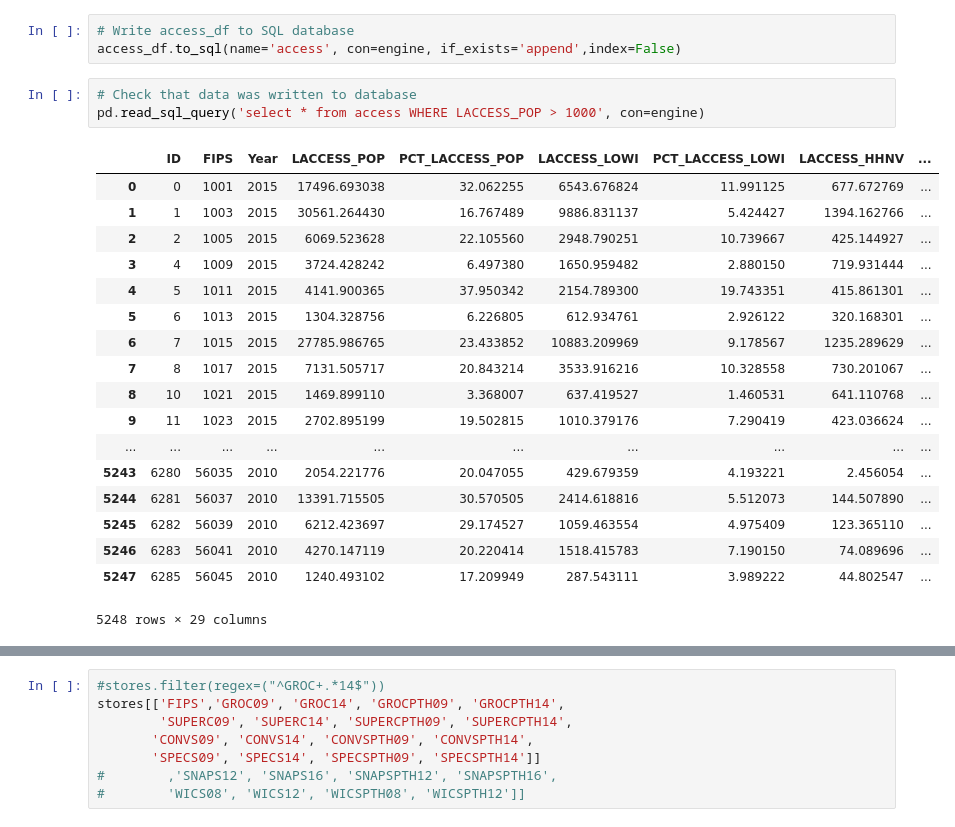
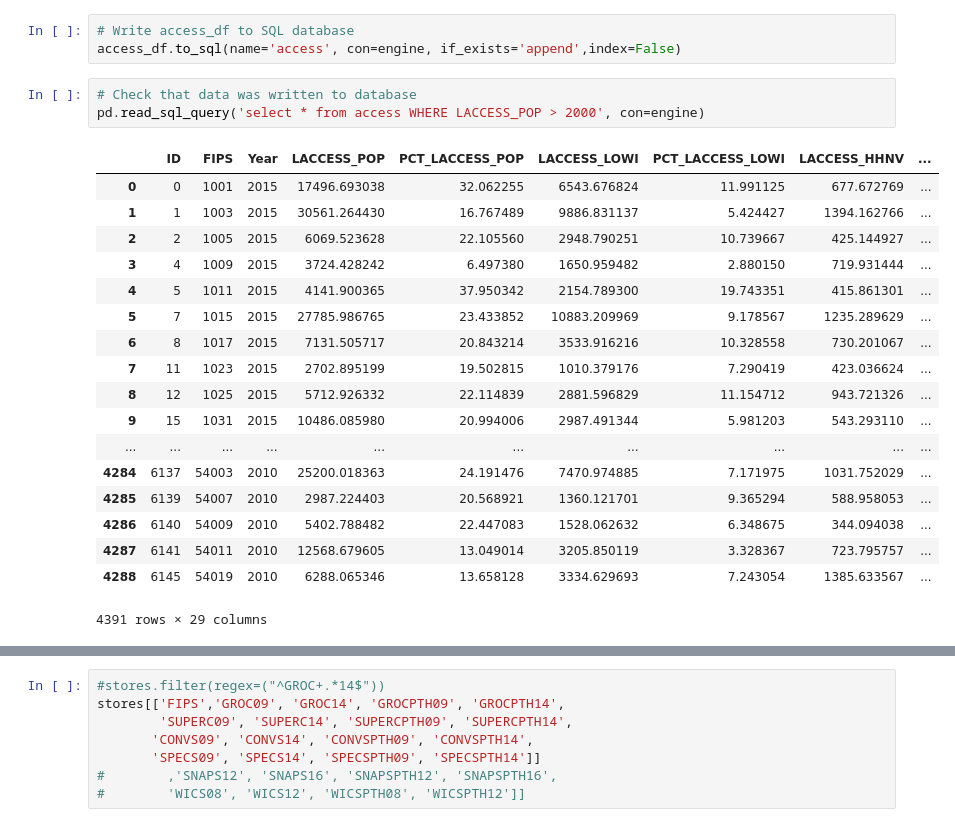
Before and after one commit to cinhui/ETL_county, a Jupyter notebook: ETL_food_environment_property.ipynb, the cells around one changed output, grey strips where cells are left out. Saved outputs shown, nothing was run; the diff lists cells and outputs as text.

```diff
--- a/ETL_food_environment_property.ipynb
+++ b/ETL_food_environment_property.ipynb
@@ -145,26 +145,26 @@ engine.table_names()
 access_df.to_sql(name='access', con=engine, if_exists='append',index=False)
 # %%
 # Check that data was written to database
-pd.read_sql_query('select * from access WHERE LACCESS_POP > 1000', con=engine)
+pd.read_sql_query('select * from access WHERE LACCESS_POP > 2000', con=engine)
 # %% [output]
 |  | ID | FIPS | Year | LACCESS_POP | PCT_LACCESS_POP | LACCESS_LOWI | PCT_LACCESS_LOWI | LACCESS_HHNV | ... |
 | 0 | 0 | 1001 | 2015 | 17496.693038 | 32.062255 | 6543.676824 | 11.991125 | 677.672769 | ... |
 | 1 | 1 | 1003 | 2015 | 30561.264430 | 16.767489 | 9886.831137 | 5.424427 | 1394.162766 | ... |
 | 2 | 2 | 1005 | 2015 | 6069.523628 | 22.105560 | 2948.790251 | 10.739667 | 425.144927 | ... |
 | 3 | 4 | 1009 | 2015 | 3724.428242 | 6.497380 | 1650.959482 | 2.880150 | 719.931444 | ... |
 | 4 | 5 | 1011 | 2015 | 4141.900365 | 37.950342 | 2154.789300 | 19.743351 | 415.861301 | ... |
-| 5 | 6 | 1013 | 2015 | 1304.328756 | 6.226805 | 612.934761 | 2.926122 | 320.168301 | ... |
-| 6 | 7 | 1015 | 2015 | 27785.986765 | 23.433852 | 10883.209969 | 9.178567 | 1235.289629 | ... |
-| 7 | 8 | 1017 | 2015 | 7131.505717 | 20.843214 | 3533.916216 | 10.328558 | 730.201067 | ... |
-| 8 | 10 | 1021 | 2015 | 1469.899110 | 3.368007 | 637.419527 | 1.460531 | 641.110768 | ... |
-| 9 | 11 | 1023 | 2015 | 2702.895199 | 19.502815 | 1010.379176 | 7.290419 | 423.036624 | ... |
+| 5 | 7 | 1015 | 2015 | 27785.986765 | 23.433852 | 10883.209969 | 9.178567 | 1235.289629 | ... |
+| 6 | 8 | 1017 | 2015 | 7131.505717 | 20.843214 | 3533.916216 | 10.328558 | 730.201067 | ... |
+| 7 | 11 | 1023 | 2015 | 2702.895199 | 19.502815 | 1010.379176 | 7.290419 | 423.036624 | ... |
+| 8 | 12 | 1025 | 2015 | 5712.926332 | 22.114839 | 2881.596829 | 11.154712 | 943.721326 | ... |
+| 9 | 15 | 1031 | 2015 | 10486.085980 | 20.994006 | 2987.491344 | 5.981203 | 543.293110 | ... |
 | ... | ... | ... | ... | ... | ... | ... | ... | ... | ... |
-| 5243 | 6280 | 56035 | 2010 | 2054.221776 | 20.047055 | 429.679359 | 4.193221 | 2.456054 | ... |
-| 5244 | 6281 | 56037 | 2010 | 13391.715505 | 30.570505 | 2414.618816 | 5.512073 | 144.507890 | ... |
-| 5245 | 6282 | 56039 | 2010 | 6212.423697 | 29.174527 | 1059.463554 | 4.975409 | 123.365110 | ... |
-| 5246 | 6283 | 56041 | 2010 | 4270.147119 | 20.220414 | 1518.415783 | 7.190150 | 74.089696 | ... |
-| 5247 | 6285 | 56045 | 2010 | 1240.493102 | 17.209949 | 287.543111 | 3.989222 | 44.802547 | ... |
+| 4284 | 6137 | 54003 | 2010 | 25200.018363 | 24.191476 | 7470.974885 | 7.171975 | 1031.752029 | ... |
+| 4285 | 6139 | 54007 | 2010 | 2987.224403 | 20.568921 | 1360.121701 | 9.365294 | 588.958053 | ... |
+| 4286 | 6140 | 54009 | 2010 | 5402.788482 | 22.447083 | 1528.062632 | 6.348675 | 344.094038 | ... |
+| 4287 | 6141 | 54011 | 2010 | 12568.679605 | 13.049014 | 3205.850119 | 3.328367 | 723.795757 | ... |
+| 4288 | 6145 | 54019 | 2010 | 6288.065346 | 13.658128 | 3334.629693 | 7.243054 | 1385.633567 | ... |
-5248 rows × 29 columns
+4391 rows × 29 columns
 # %%
 # groceries 2009, 2014
 # supercenters
```
Also changed, not shown: parts of 8 cells of this notebook.
